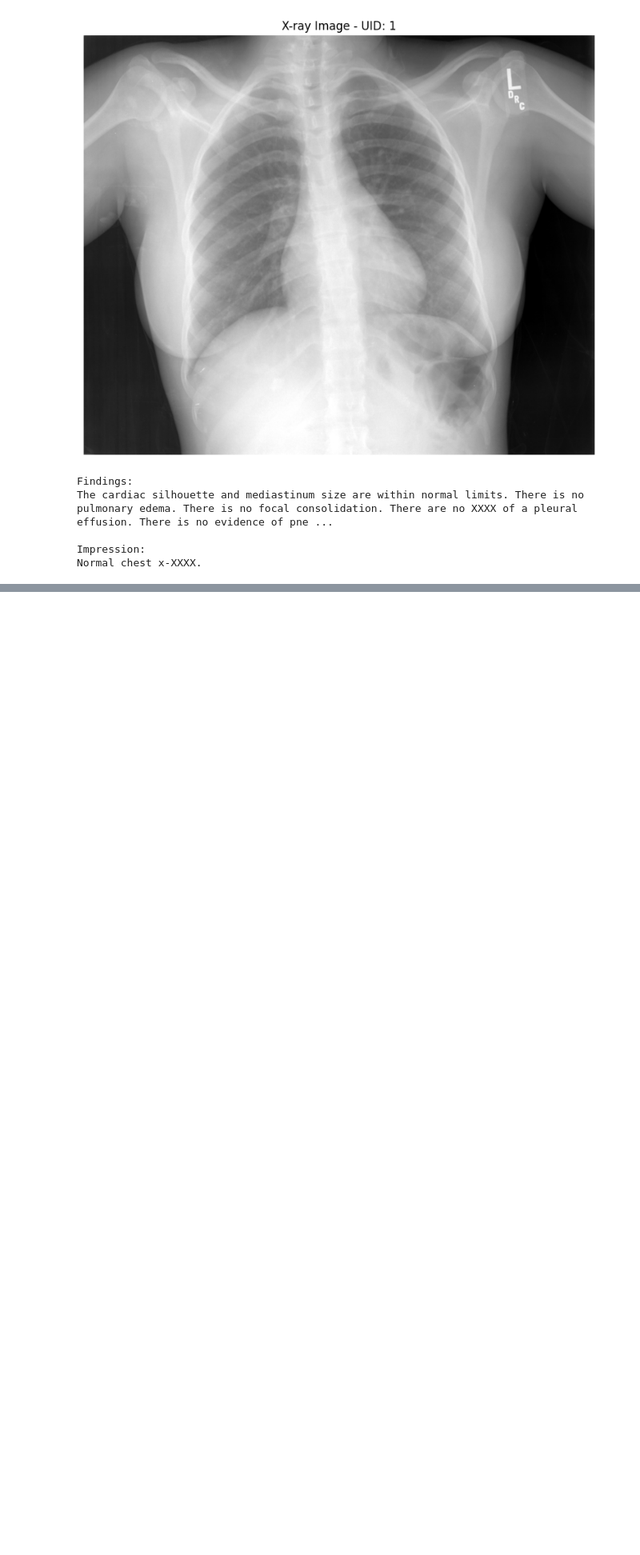
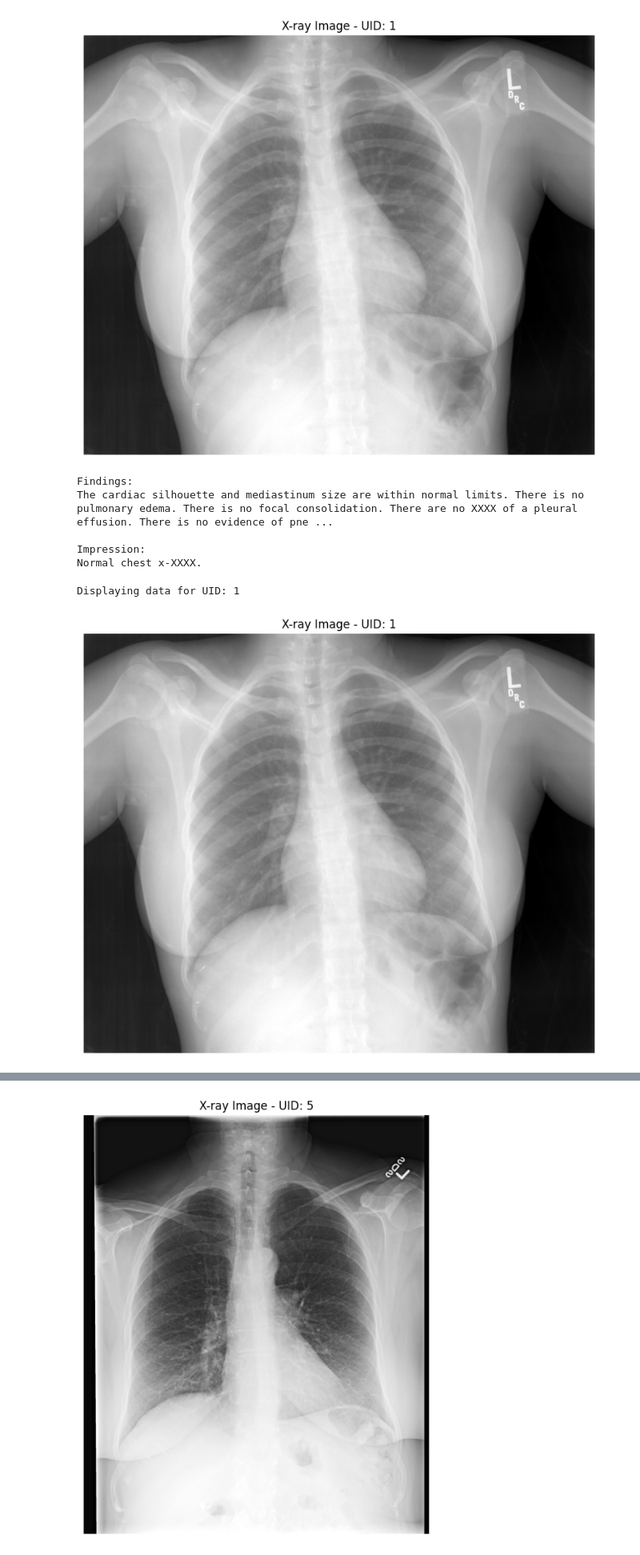
Before and after one commit to Murad-pitafi/Computer-Vision, a Jupyter notebook: paper-implementation.ipynb, the cells around one changed output, grey strips where cells are left out. Shown at 80% size. Saved outputs shown, nothing was run; the diff lists cells and outputs as text; code cells hidden in the pictures; blank space fills up the shorter version.

```diff
--- a/paper-implementation.ipynb
+++ b/paper-implementation.ipynb
@@ -127,3 +127,81 @@ The cardiac silhouette and mediastinum size are within normal limits. There is n
 
 Impression:
 Normal chest x-XXXX.
+# %%
+# Function to display multiple samples of X-ray images with reports
+def display_multiple_samples(image_folder_path, df_projections, df_reports, sample_uids=[1, 2, 3]):
+    for uid in sample_uids:
+        print(f"\nDisplaying data for UID: {uid}")
+        display_sample_image_and_report(image_folder_path, df_projections, df_reports, sample_uid=uid)
+
+# Display a few samples
+sample_uids_to_display = [1, 5, 10]  # Replace with relevant UIDs from your dataset
+display_multiple_samples(image_folder_path, df_projections, df_reports, sample_uids=sample_uids_to_display)
+
+# Tokenization and BLEU score computation
+def compute_bleu_scores(df_reports, reference_uid, target_uids):
+    """
+    Compute BLEU scores for given UIDs against a reference UID.
+    """
+    reference_report = df_reports[df_reports['uid'] == reference_uid]
+    if reference_report.empty:
+        print(f"No reference report found for UID: {reference_uid}")
+        return
+
+    reference_text = reference_report.iloc[0]['findings']
+    if pd.isnull(reference_text):
+        print(f"No findings available for the reference UID: {reference_uid}")
+        return
+
+    reference_tokens = word_tokenize(reference_text.lower())
+
+    scores = []
+    for uid in target_uids:
+        target_report = df_reports[df_reports['uid'] == uid]
+        if target_report.empty:
+            print(f"No report found for UID: {uid}")
+            continue
+
+        target_text = target_report.iloc[0]['findings']
+        if pd.isnull(target_text):
+            print(f"No findings available for UID: {uid}")
+            continue
+
+        target_tokens = word_tokenize(target_text.lower())
+        smoothing_function = SmoothingFunction().method1
+        score = sentence_bleu([reference_tokens], target_tokens, smoothing_function=smoothing_function)
+        scores.append((uid, score))
+        print(f"BLEU score for UID {uid} compared to UID {reference_uid}: {score:.4f}")
+
+    return scores
+
+# Compute BLEU scores for a reference UID
+reference_uid = 1
+target_uids = [2, 5, 10]  # Replace with relevant UIDs from your dataset
+bleu_scores = compute_bleu_scores(df_reports, reference_uid, target_uids)
+
+# Save BLEU scores to a DataFrame and display them
+if bleu_scores:
+    bleu_df = pd.DataFrame(bleu_scores, columns=['Target UID', 'BLEU Score'])
+    print("\nBLEU Scores DataFrame:")
+    print(bleu_df)
+
+# Function to visualize BLEU scores
+def plot_bleu_scores(bleu_scores):
+    if not bleu_scores:
+        print("No BLEU scores to plot.")
+        return
+
+    uids, scores = zip(*bleu_scores)
+    plt.figure(figsize=(8, 5))
+    plt.bar(uids, scores, color='skyblue')
+    plt.xlabel("Target UID")
+    plt.ylabel("BLEU Score")
+    plt.title("BLEU Scores of Target Reports Compared to Reference")
+    plt.show()
+
+# Plot BLEU scores
+plot_bleu_scores(bleu_scores)
+# %% [output]
+Displaying data for UID: 1
+[figure, added]
@@ -129,0 +215 @@ Normal chest x-XXXX.
+[figure, added]
```
Also changed, not shown: parts of 7 cells of this notebook.
